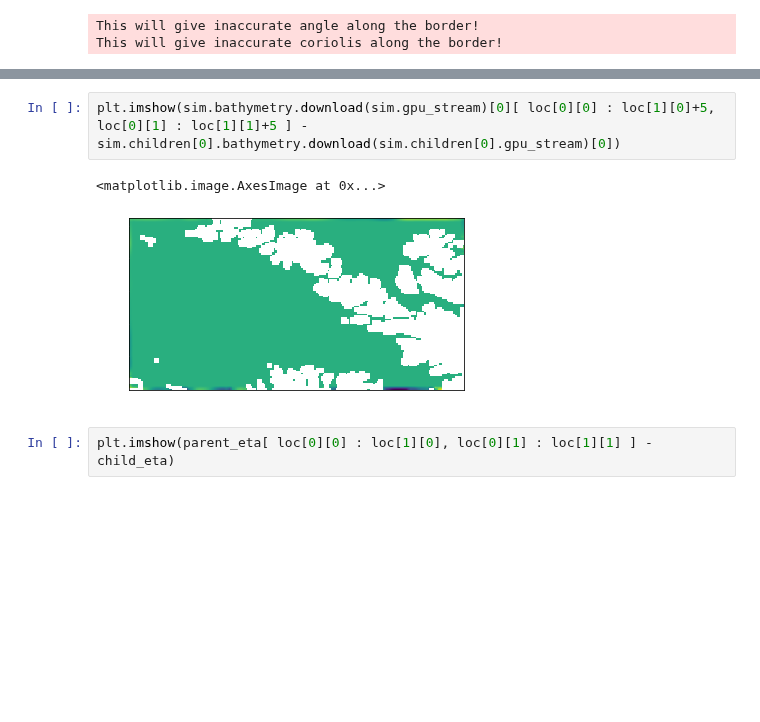
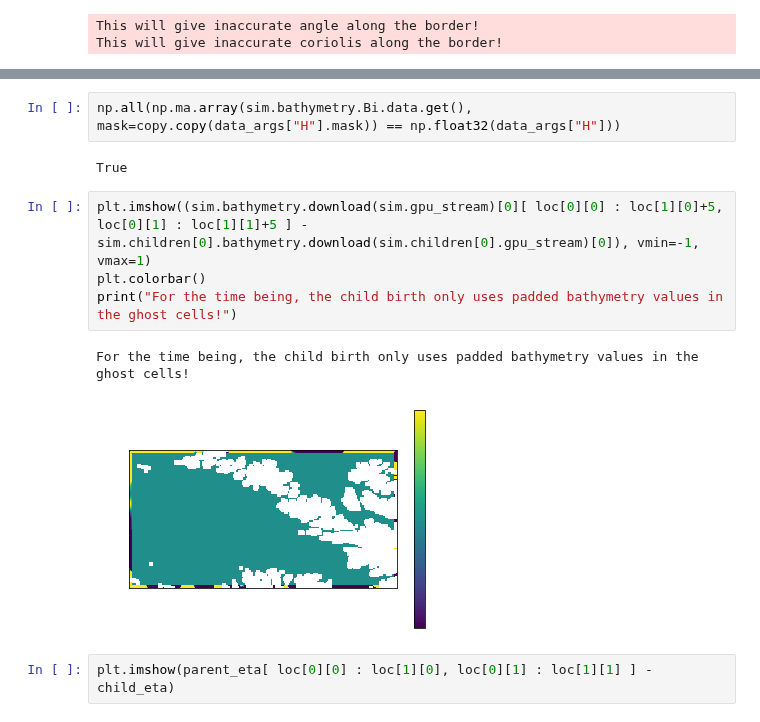
Before and after one commit to sintefmath/multilevelDA, a Jupyter notebook: notebooks/MultiResSim-Test1.ipynb, the cells around one changed output, grey strips where cells are left out. Drawn from its saved outputs; the diff is of its cells as text; blank space fills up the shorter version.

Commit message:
Padding in the bathymetry in the child birth makes unit test for time being non-effective

```diff
--- a/notebooks/MultiResSim-Test1.ipynb
+++ b/notebooks/MultiResSim-Test1.ipynb
@@ -97,11 +99,17 @@ ax.imshow(child_eta, origin="lower", vmin=-1, vmax=1, cmap="coolwarm")
 # %% [output]
 <matplotlib.image.AxesImage at 0x...>
 [figure]
+# %%
+np.all(np.ma.array(sim.bathymetry.Bi.data.get(), mask=copy.copy(data_args["H"].mask)) == np.float32(data_args["H"]))
+# %% [output]
+True
 # %%
-plt.imshow(sim.bathymetry.download(sim.gpu_stream)[0][ loc[0][0] : loc[1][0]+5, loc[0][1] : loc[1][1]+5 ] - sim.children[0].bathymetry.download(sim.children[0].gpu_stream)[0])
+plt.imshow((sim.bathymetry.download(sim.gpu_stream)[0][ loc[0][0] : loc[1][0]+5, loc[0][1] : loc[1][1]+5 ] - sim.children[0].bathymetry.download(sim.children[0].gpu_stream)[0]), vmin=-1, vmax=1)
+plt.colorbar()
+print("For the time being, the child birth only uses padded bathymetry values in the ghost cells!")
 # %% [output]
-<matplotlib.image.AxesImage at 0x...>
+For the time being, the child birth only uses padded bathymetry values in the ghost cells!
-[figure, old version]
+[figure, new version]
 # %%
 plt.imshow(parent_eta[ loc[0][0] : loc[1][0], loc[0][1] : loc[1][1] ] - child_eta)
 # %% [output]
```
Also changed, not shown: parts of 8 cells of this notebook.
